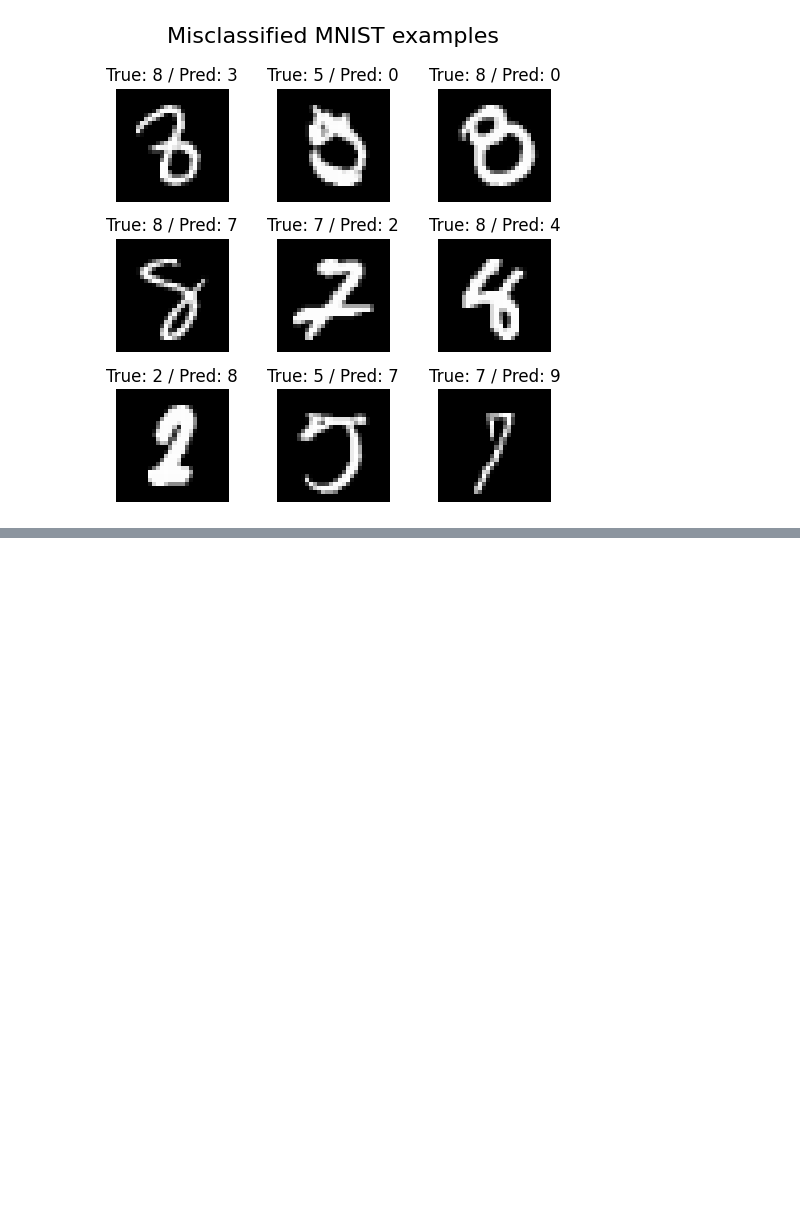
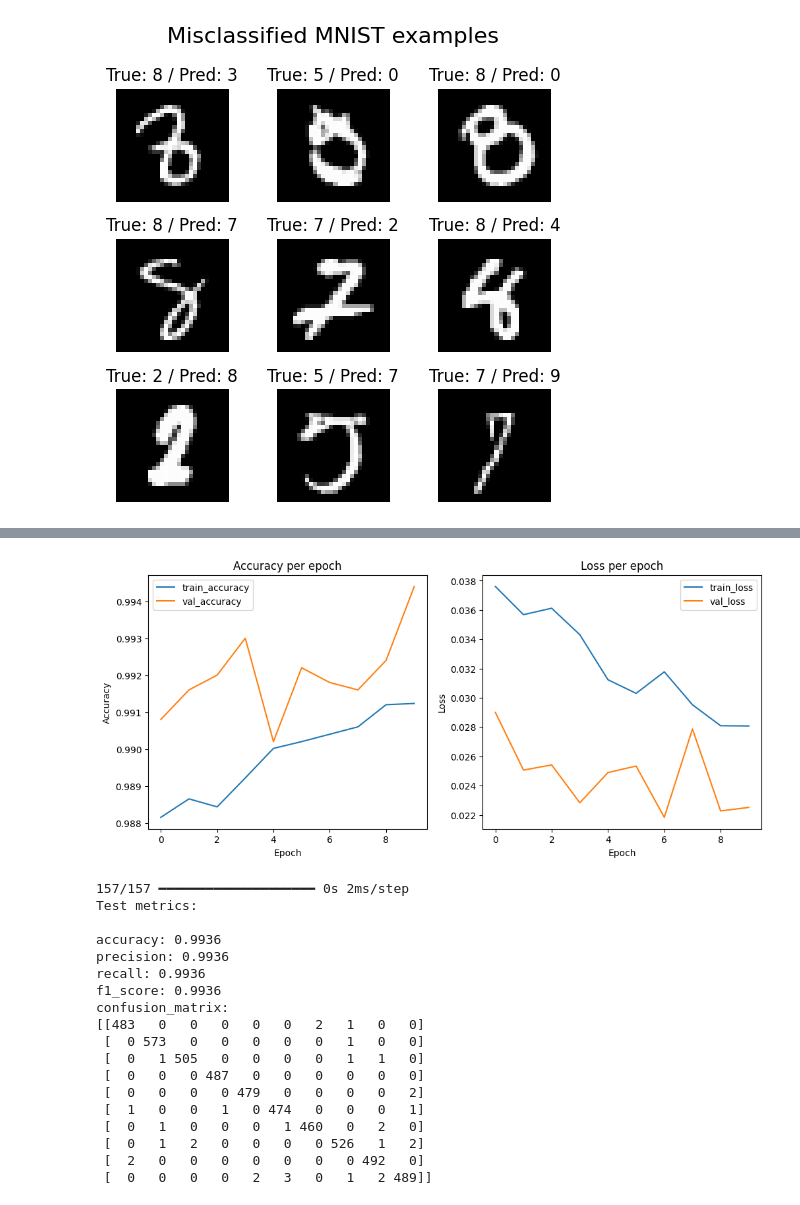
Before and after one commit to nastyapetrunia/data-science-internship-test-tasks, a Jupyter notebook: task1_mnist_image_classification/demo_task1.ipynb, the cells around one changed output, grey strips where cells are left out. Saved outputs shown, nothing was run; the diff lists cells and outputs as text; code cells hidden in the pictures; blank space fills up the shorter version.

```diff
--- a/task1_mnist_image_classification/demo_task1.ipynb
+++ b/task1_mnist_image_classification/demo_task1.ipynb
@@ -485,0 +485,4 @@ plt.show()
+# %%
+X_train_cnn = X_train_original.reshape(-1, 28, 28, 1).astype("float32") / 255.0
+X_val_cnn = X_val_original.reshape(-1, 28, 28, 1).astype("float32") / 255.0
+X_test_cnn = X_test_original.reshape(-1, 28, 28, 1).astype("float32") / 255.0
@@ -485,0 +499,3 @@ plt.show()
+# %%
+cnn_params = CNNParams()
+cnn_params.model_dump()
@@ -485,0 +517,3 @@ plt.show()
+# %%
+ffnn_classifier = MnistClassifier('cnn', cnn_params)
+ffnn_classifier.classifier.model.summary()
@@ -485,0 +542,8 @@ plt.show()
+# %%
+ffnn_classifier.train(X_train_cnn, y_train, X_val_cnn, y_val)
+
+ffnn_classifier.classifier.plot_history()
+
+metrics_cnn, y_pred_cnn = ffnn_classifier.evaluate(X_test_cnn, y_test)
+pretty_eval(metrics_cnn)
+# %% [output]
@@ -485,0 +570,19 @@ plt.show()
+[figure, added]
+157/157 ━━━━━━━━━━━━━━━━━━━━ 0s 2ms/step
+Test metrics:
+
+accuracy: 0.9936
+precision: 0.9936
+recall: 0.9936
+f1_score: 0.9936
+confusion_matrix:
+[[483   0   0   0   0   0   2   1   0   0]
+ [  0 573   0   0   0   0   0   1   0   0]
+ [  0   1 505   0   0   0   0   1   1   0]
+ [  0   0   0 487   0   0   0   0   0   0]
+ [  0   0   0   0 479   0   0   0   0   2]
+ [  1   0   0   1   0 474   0   0   0   1]
+ [  0   1   0   0   0   1 460   0   2   0]
+ [  0   1   2   0   0   0   0 526   1   2]
+ [  2   0   0   0   0   0   0   0 492   0]
+ [  0   0   0   0   2   3   0   1   2 489]]
```
Also changed, not shown: parts of 16 cells of this notebook, 3 other files.
